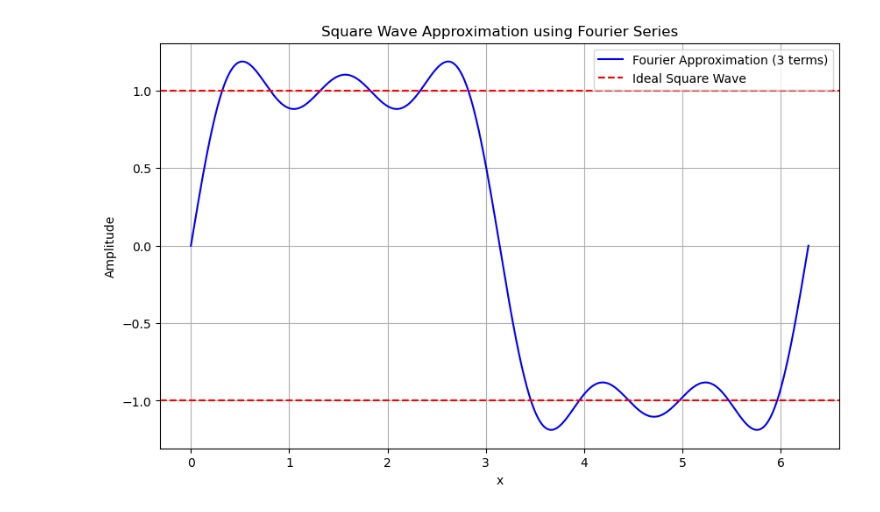
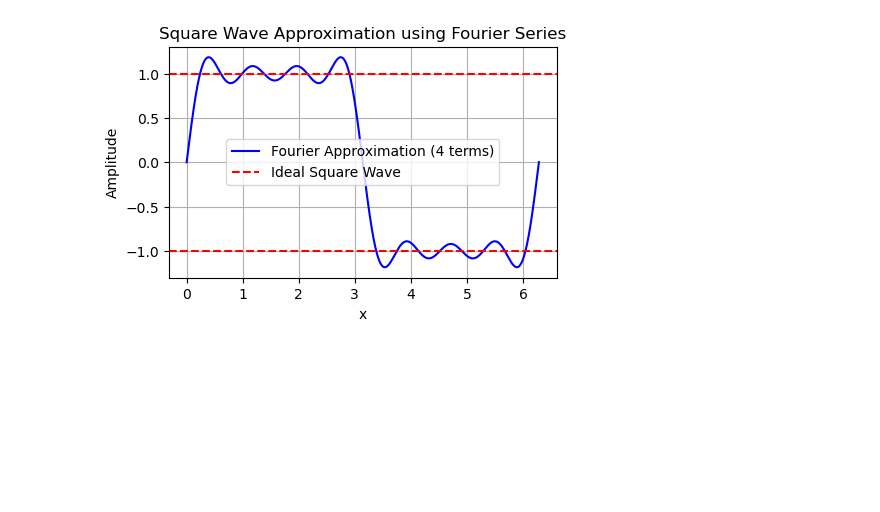
Before and after one commit to smalleye/blog, a Jupyter notebook: _posts/notebook/square_wave.ipynb, the cells around one changed output. Cells and saved outputs as stored; diff of their text form; code cells hidden in the pictures; blank space fills up the shorter version.

Commit message:
Update square_wave.ipynb
Reduced the output image size

```diff
--- a/_posts/notebook/square_wave.ipynb
+++ b/_posts/notebook/square_wave.ipynb
@@ -1,32 +1,32 @@
 # %%
 import numpy as np
 import matplotlib.pyplot as plt
 
 # Parameters for the square wave
 T = 2 * np.pi  # Period of the square wave
 x = np.linspace(0, T, 1000)  # x-axis values
-num_terms = 3  # Number of Fourier terms
+num_terms = 4  # Number of Fourier terms
 
 # Function to compute the Fourier series approximation
 def square_wave_fourier(x, terms):
     approximation = np.zeros_like(x)
     for n in range(1, 2 * terms, 2):  # Only odd terms (1, 3, 5, ...)
         approximation += (4 / (n * np.pi)) * np.sin(n * x)
     return approximation
 
 # Generate the Fourier series approximation
 approximation = square_wave_fourier(x, num_terms)
 
 # Plot the square wave and its Fourier approximation
-plt.figure(figsize=(10, 6))
+plt.figure(figsize=(5, 3))
 plt.plot(x, approximation, label=f'Fourier Approximation ({num_terms} terms)', color='blue')
 plt.axhline(1, color='red', linestyle='--', label='Ideal Square Wave')
 plt.axhline(-1, color='red', linestyle='--')
 plt.title('Square Wave Approximation using Fourier Series')
 plt.xlabel('x')
 plt.ylabel('Amplitude')
 plt.grid()
 plt.legend()
 plt.show()
 # %% [output]
-[figure, old version]
+[figure, new version]
```
